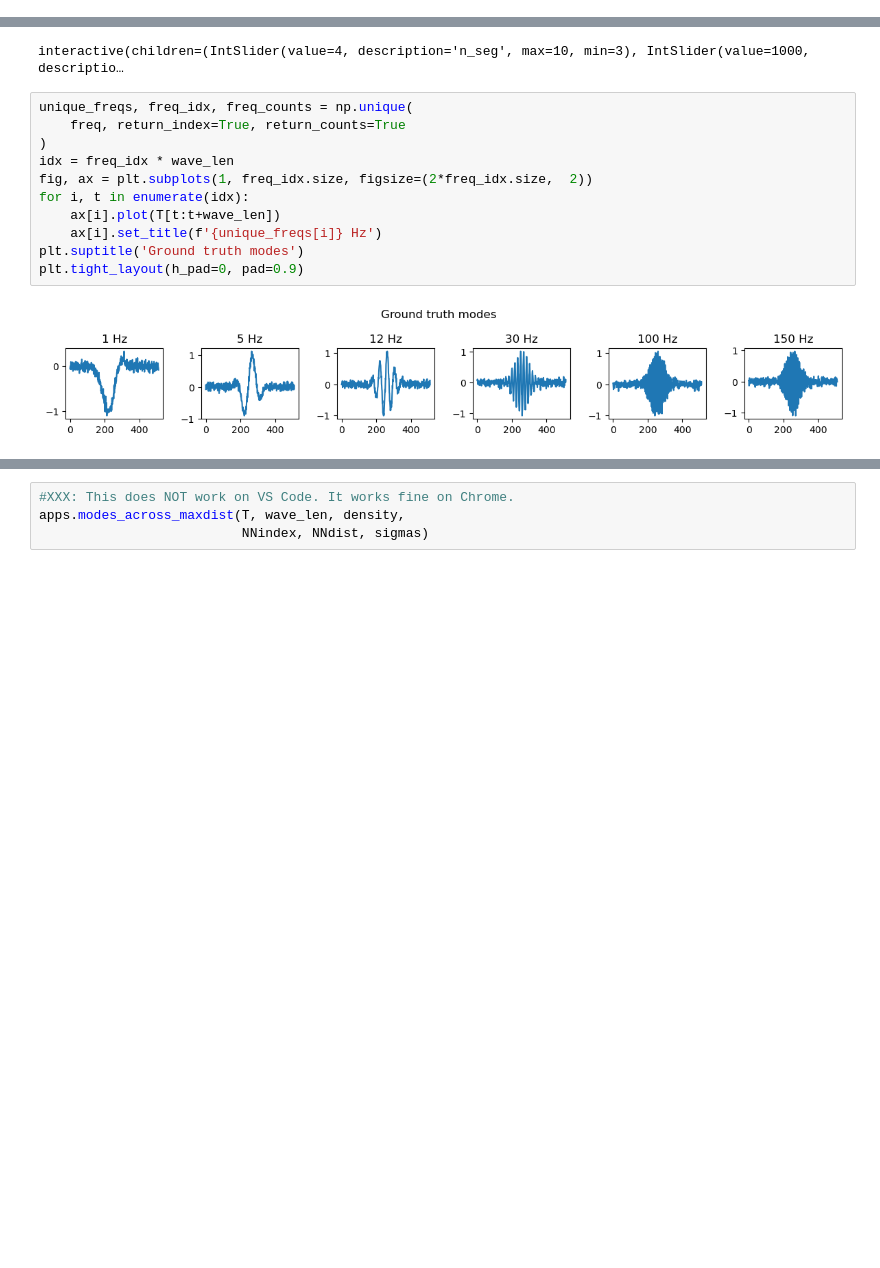
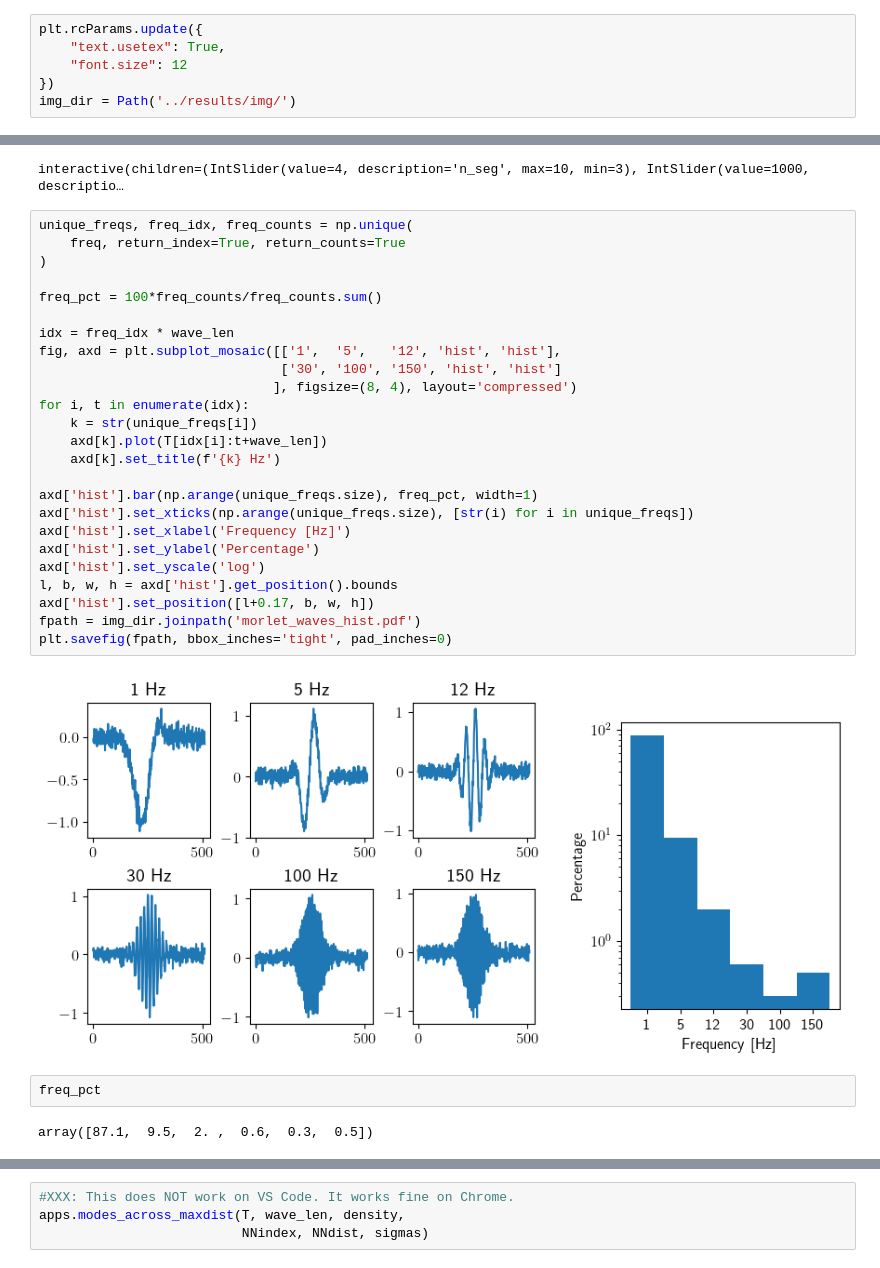
Before and after one commit to cniel-ud/qsmp, a Jupyter notebook: notebooks/morlet.ipynb, the cells around one changed output, grey strips where cells are left out. Saved outputs shown, nothing was run; the diff lists cells and outputs as text; blank space fills up the shorter version.

Commit message:
Add other plots using the power-law dataset

```diff
--- a/notebooks/morlet.ipynb
+++ b/notebooks/morlet.ipynb
@@ -9,3 +12,9 @@ import ipywidgets as widgets
+# %%
+plt.rcParams.update({
+    "text.usetex": True,
+    "font.size": 12
+})
+img_dir = Path('../results/img/')
 # %%
 data_file = Path('../data/morlet/morlet_signal.npz')
 with np.load(data_file, allow_pickle=True) as data:
@@ -21,17 +30,35 @@ interact(
 );
 # %% [output]
 interactive(children=(IntSlider(value=4, description='n_seg', max=10, min=3), IntSlider(value=1000, descriptio…
-# %%
-unique_freqs, freq_idx, freq_counts = np.unique(
-    freq, return_index=True, return_counts=True
-)
-idx = freq_idx * wave_len
-fig, ax = plt.subplots(1, freq_idx.size, figsize=(2*freq_idx.size,  2))
-for i, t in enumerate(idx):
-    ax[i].plot(T[t:t+wave_len])
-    ax[i].set_title(f'{unique_freqs[i]} Hz')
-plt.suptitle('Ground truth modes')
-plt.tight_layout(h_pad=0, pad=0.9)
-# %% [output]
-[figure, removed]
+# %%
+unique_freqs, freq_idx, freq_counts = np.unique(
+    freq, return_index=True, return_counts=True
+)
+
+freq_pct = 100*freq_counts/freq_counts.sum()
+
+idx = freq_idx * wave_len
+fig, axd = plt.subplot_mosaic([['1',  '5',   '12', 'hist', 'hist'],
+                               ['30', '100', '150', 'hist', 'hist']
+                              ], figsize=(8, 4), layout='compressed')
+for i, t in enumerate(idx):
+    k = str(unique_freqs[i])
+    axd[k].plot(T[idx[i]:t+wave_len])
+    axd[k].set_title(f'{k} Hz')
+
+axd['hist'].bar(np.arange(unique_freqs.size), freq_pct, width=1)
+axd['hist'].set_xticks(np.arange(unique_freqs.size), [str(i) for i in unique_freqs])
+axd['hist'].set_xlabel('Frequency [Hz]')
+axd['hist'].set_ylabel('Percentage')
+axd['hist'].set_yscale('log')
+l, b, w, h = axd['hist'].get_position().bounds
+axd['hist'].set_position([l+0.17, b, w, h])
+fpath = img_dir.joinpath('morlet_waves_hist.pdf')
+plt.savefig(fpath, bbox_inches='tight', pad_inches=0)
+# %% [output]
+[figure, added]
+# %%
+freq_pct
+# %% [output]
+array([87.1,  9.5,  2. ,  0.6,  0.3,  0.5])
 # %%
```
Also changed, not shown: parts of 17 cells of this notebook.
